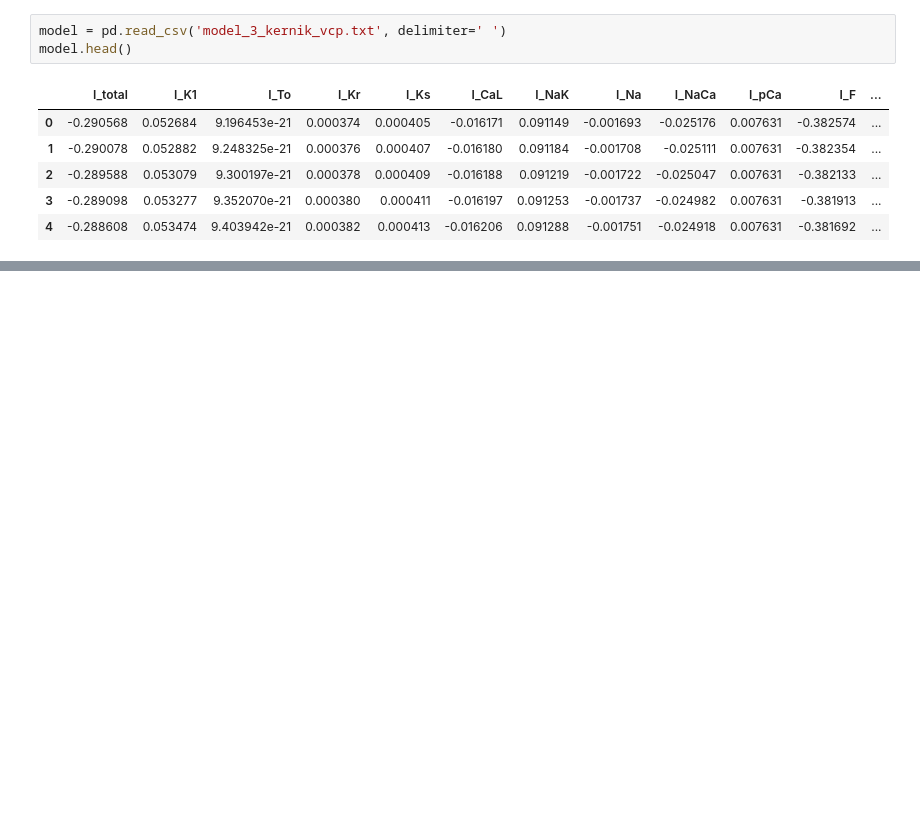
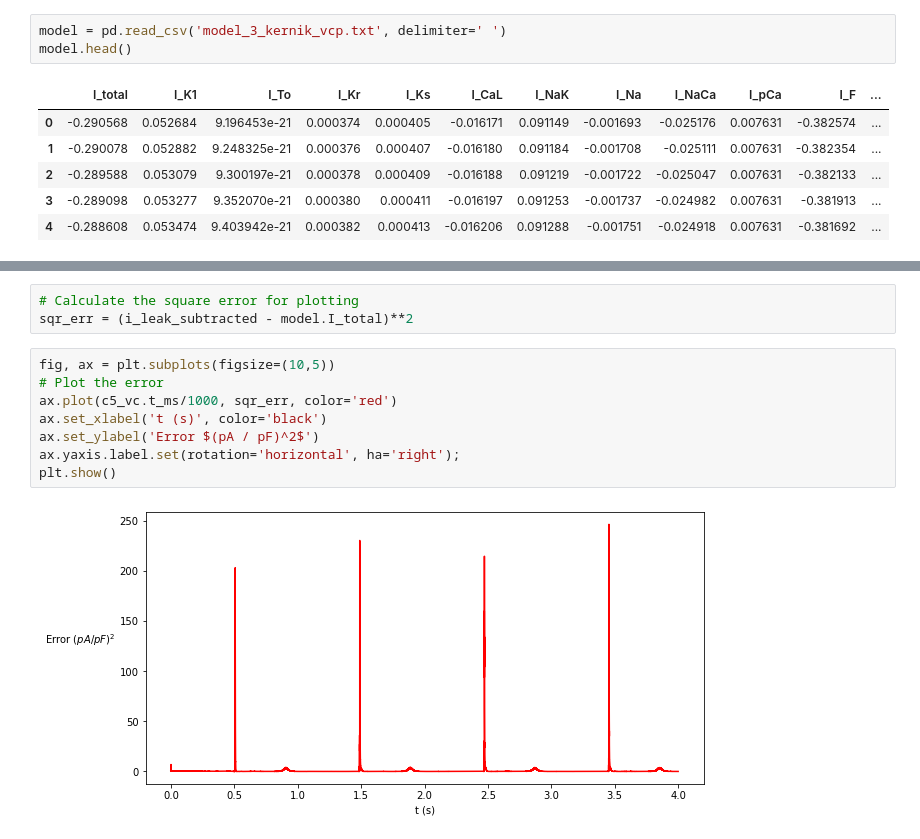
Before and after one commit to dtilley/isolating_bioelectrical_current, a Jupyter notebook: leak_subtraction_TUTORIAL.ipynb, the cells around one changed output, grey strips where cells are left out. Cells and saved outputs as stored; diff of their text form; blank space fills up the shorter version.

```diff
--- a/leak_subtraction_TUTORIAL.ipynb
+++ b/leak_subtraction_TUTORIAL.ipynb
@@ -203,0 +212,13 @@ plt.show()
+# %%
+# Calculate the square error for plotting
+sqr_err = (i_leak_subtracted - model.I_total)**2
+# %%
+fig, ax = plt.subplots(figsize=(10,5))
+# Plot the error
+ax.plot(c5_vc.t_ms/1000, sqr_err, color='red')
+ax.set_xlabel('t (s)', color='black')
+ax.set_ylabel('Error $(pA / pF)^2$')
+ax.yaxis.label.set(rotation='horizontal', ha='right');
+plt.show()
+# %% [output]
+[figure, added]
```
Also changed, not shown: parts of 10 cells of this notebook.
